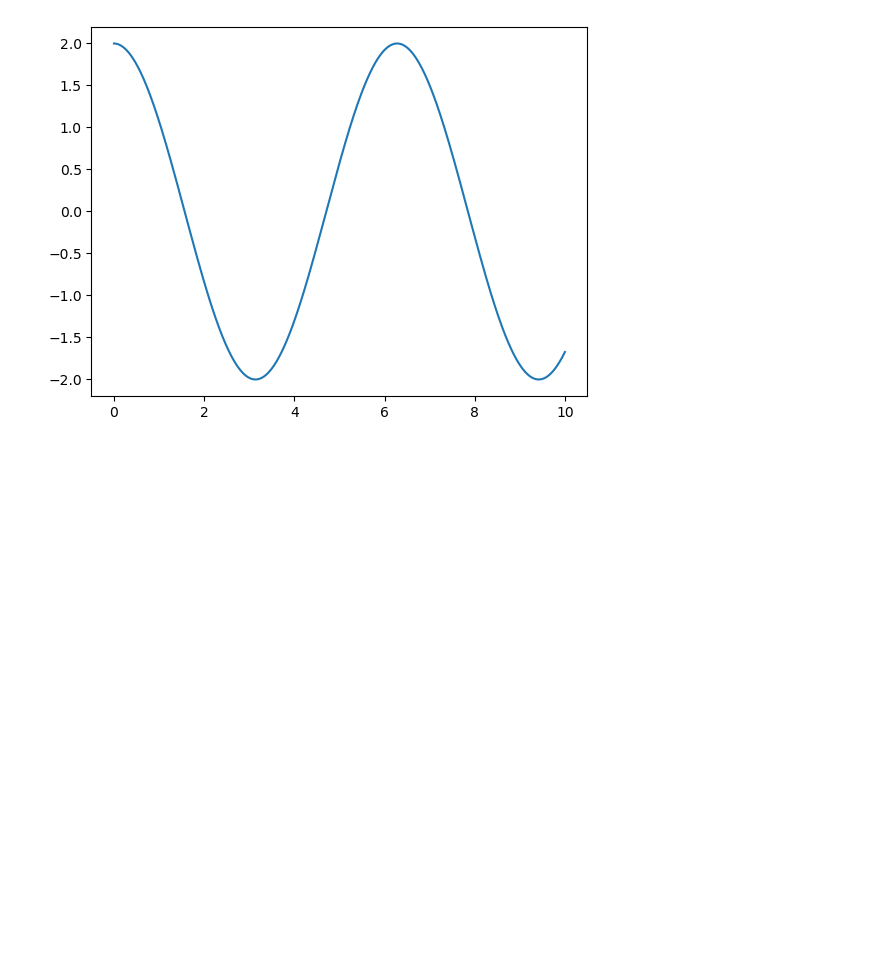
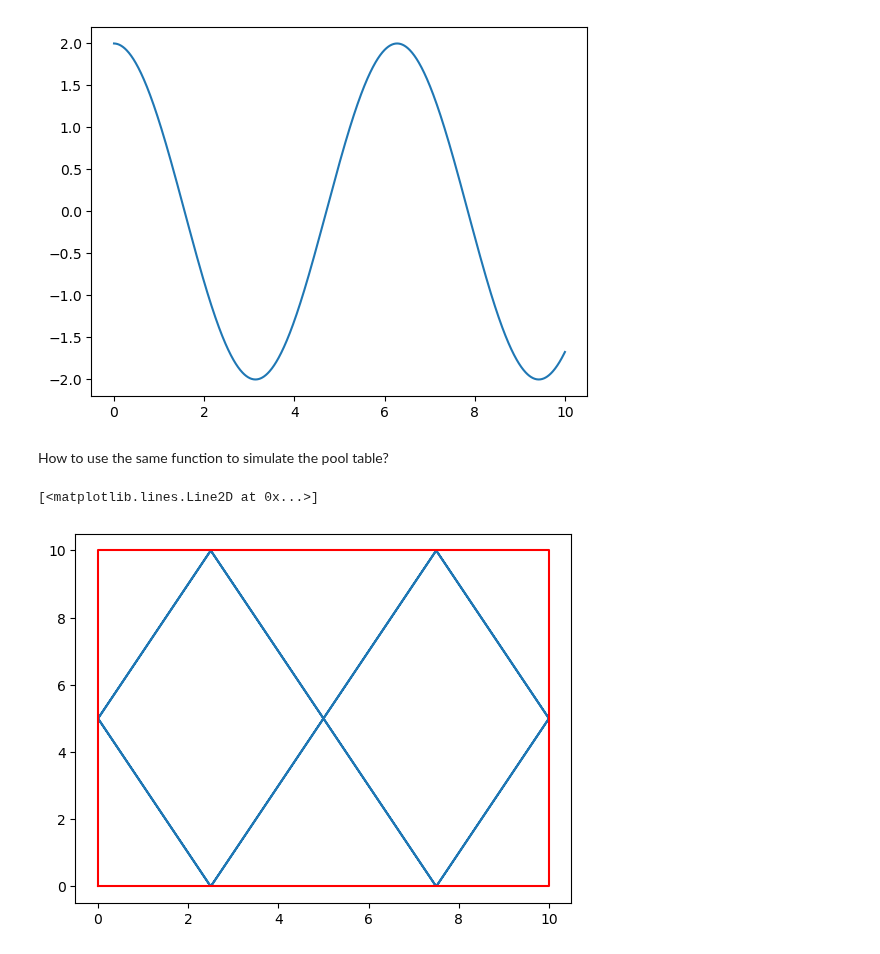
Before and after one commit to slxuphys/tamu_phys_150, a Jupyter notebook: lecture/lecture 09 function.ipynb, the cells around one changed output. Saved outputs shown, nothing was run; the diff lists cells and outputs as text; code cells hidden in the pictures; blank space fills up the shorter version.

Commit message:
update function

```diff
--- a/lecture/lecture 09 function.ipynb
+++ b/lecture/lecture 09 function.ipynb
@@ -646,3 +654,17 @@ plt.plot(time,pos)
 # %% [output]
 [<matplotlib.lines.Line2D at 0x...>]
 [figure]
+# %% [markdown]
+How to use the same function to simulate the pool table?
+# %%
+width = 10
+length = 10
+t_max = 40
+num_step = 1000
+time, pos_x = motion(t_max, num_step=1000, x=length/2, v=1, bd=(0,length))
+time, pos_y = motion(t_max, num_step=1000, x=width/2, v=2, bd=(0,width))
+plt.plot(pos_x,pos_y)
+plt.plot([0,length,length,0,0],[0,0,width,width,0],'red')
+# %% [output]
+[<matplotlib.lines.Line2D at 0x...>]
+[figure, added]
```
Also changed, not shown: parts of 24 cells of this notebook, 1 other file.
